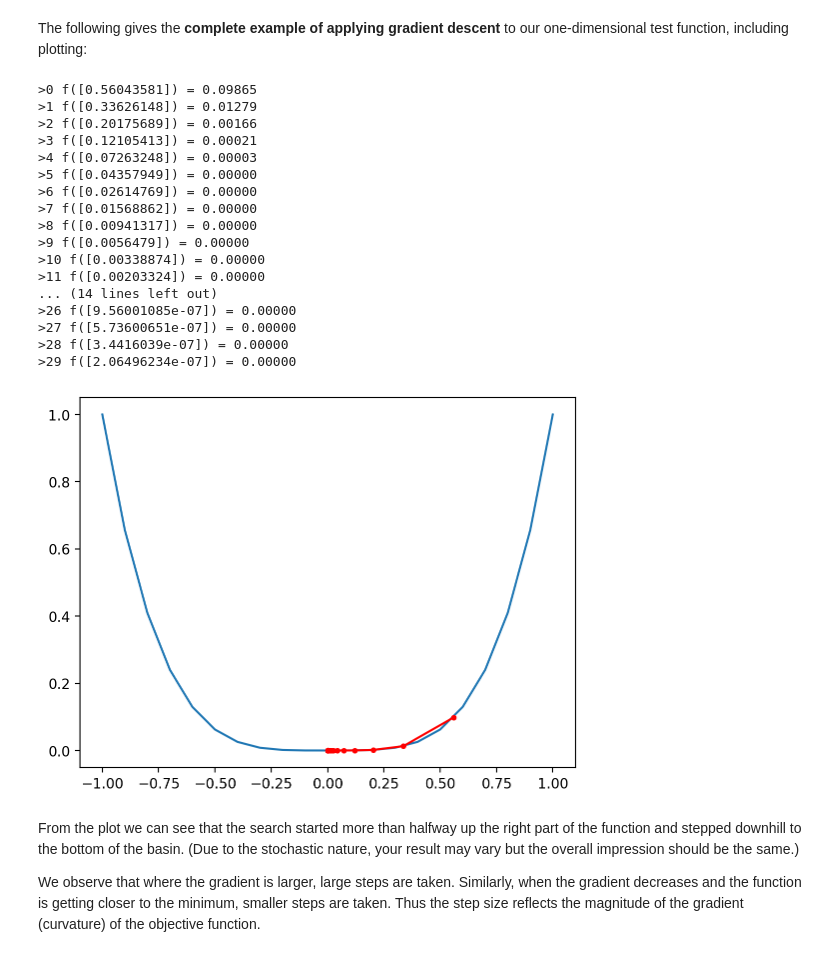
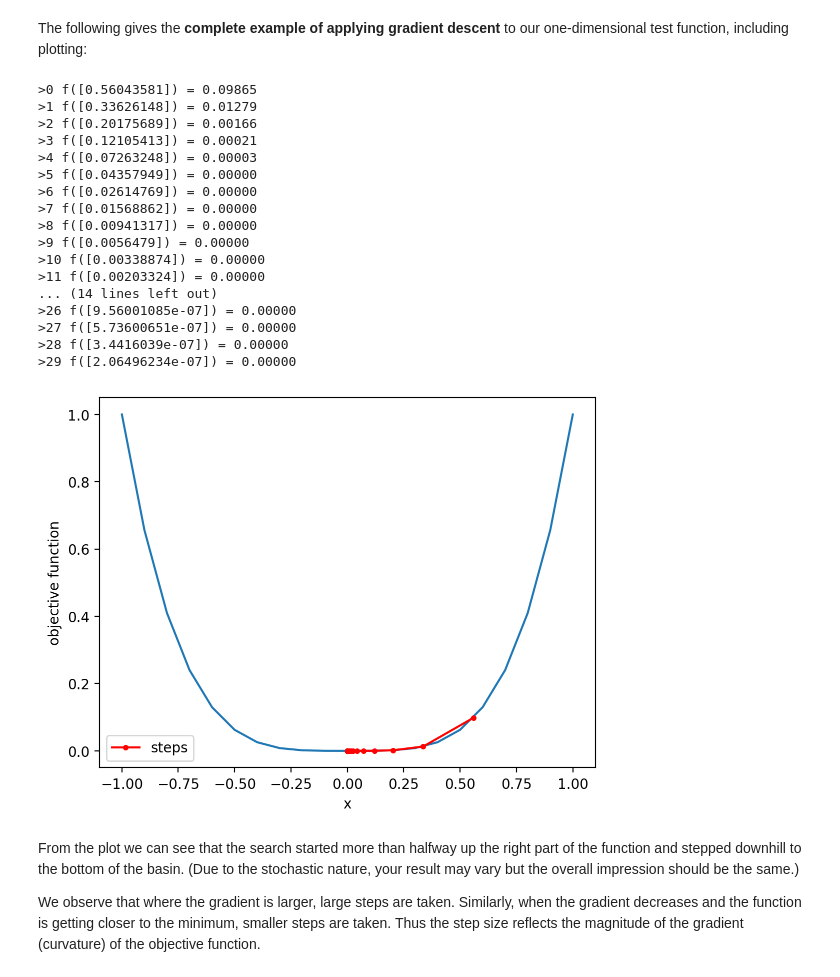
Before and after one commit to ninahernitschek/advanced_machine_learning_2025_2, a Jupyter notebook: lecture_4.ipynb, the cells around one changed output. Cells and saved outputs as stored; diff of their text form; code cells hidden in the pictures.

```diff
--- a/lecture_4.ipynb
+++ b/lecture_4.ipynb
@@ -167,35 +167,40 @@ n_iter = 30
 step_size = 0.1
 # perform the gradient descent search
 solutions, scores = gradient_descent(objective, derivative, bounds, n_iter, step_size)
 # sample input range uniformly at 0.1 increments
 inputs = arange(bounds[0,0], bounds[0,1]+0.1, 0.1)
 # compute targets
 results = objective(inputs)
 # create a line plot of input vs result
 pyplot.plot(inputs, results)
+pyplot.xlabel('x')
+pyplot.ylabel('objective function')
 # plot the solutions found
-pyplot.plot(solutions, scores, '.-', color='red')
+pyplot.plot(solutions, scores, '.-', color='red',label='steps')
+
+pyplot.legend()
+
 # show the plot
 pyplot.show()
 # %% [output]
 >0 f([0.56043581]) = 0.09865
 >1 f([0.33626148]) = 0.01279
 >2 f([0.20175689]) = 0.00166
 >3 f([0.12105413]) = 0.00021
 >4 f([0.07263248]) = 0.00003
 >5 f([0.04357949]) = 0.00000
 >6 f([0.02614769]) = 0.00000
 >7 f([0.01568862]) = 0.00000
 >8 f([0.00941317]) = 0.00000
 >9 f([0.0056479]) = 0.00000
 >10 f([0.00338874]) = 0.00000
 >11 f([0.00203324]) = 0.00000
 ... (14 lines left out)
 >26 f([9.56001085e-07]) = 0.00000
 >27 f([5.73600651e-07]) = 0.00000
 >28 f([3.4416039e-07]) = 0.00000
 >29 f([2.06496234e-07]) = 0.00000
-[figure, old version]
+[figure, new version]
 # %% [markdown]
 From the plot we can see that the search started more than halfway up the right part of the function and stepped downhill to the bottom of the basin. (Due to the stochastic nature, your result may vary but the overall impression should be the same.)
 
```
Also changed, not shown: parts of 1 cell of this notebook.
